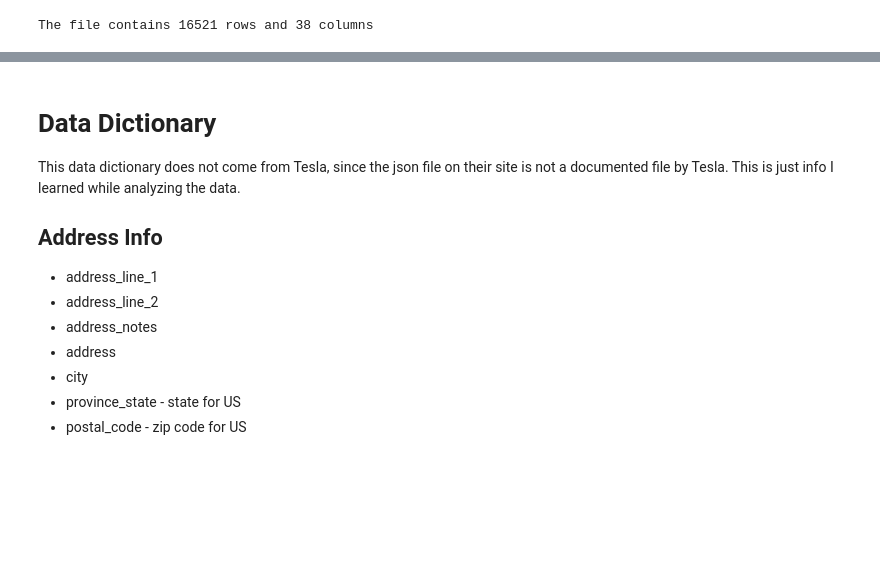
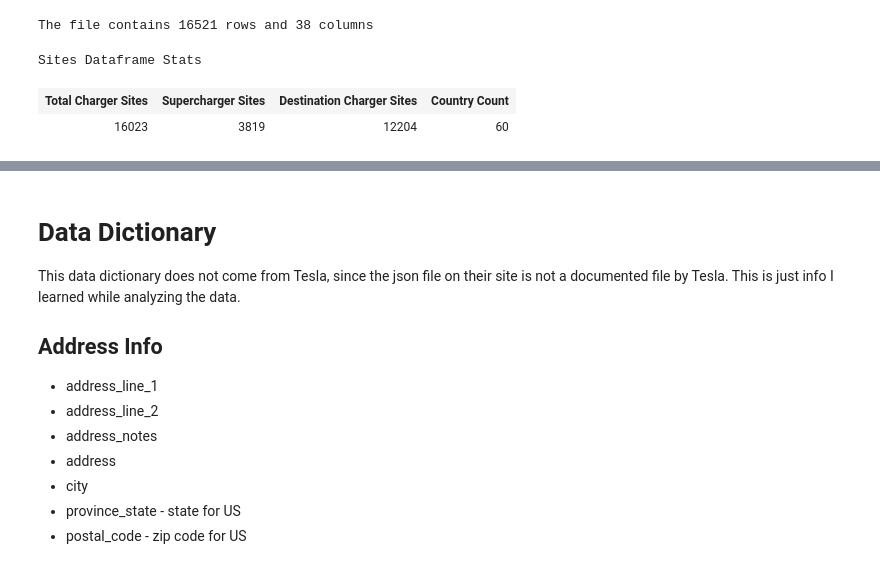
Before and after one commit to jeffkempster/code-louisville-data-science-2, a Jupyter notebook: Tesla Superchargers.ipynb, the cells around one changed output, grey strips where cells are left out. Drawn from its saved outputs; the diff is of its cells as text; code cells hidden in the pictures; blank space fills up the shorter version.

```diff
--- a/Tesla Superchargers.ipynb
+++ b/Tesla Superchargers.ipynb
@@ -75,3 +75,32 @@ print(f"The file contains {sites.shape[0]} rows and {sites.shape[1]} columns ")
 sites.to_csv('output/all-chargers.csv', index=False)
 # %% [output]
 The file contains 16521 rows and 38 columns
+# %%
+# It would be fun to produce some statistics about the original data set.
+# Number of charger sites, top ten countries, # of destination chargers vs. superchargers.
+
+
+q = "location_type.str.contains('supercharger', regex = False)"
+superchargers_count = len(sites.query(q))
+q = "location_type.str.contains('destination charger', regex = False)"
+destination_chargers_count = len(sites.query(q))
+
+total_chargers_count = superchargers_count + destination_chargers_count
+
+country_count = len(sites.country.value_counts())
+
+display(HTML(f'''
+<style>
+tr {{text-align: center}}
+tr.count td {{background-color: red; font-size: 22px; padding: 10px; border: 1px solid black; border-collapse: collapse; width: 150px;}}
+</style>
+<h2>Sites Dataframe Stats</h2>
+<table border='1'>
+    <tr><th>Total Charger Sites</th><th>Supercharger Sites</th><th>Destination Charger Sites</th><th>Country Count</th></tr>
+    <tr class=count><td class=count>{total_chargers_count}</td><td>{superchargers_count}</td><td>{destination_chargers_count}</td><td>{country_count}</td></tr>
+</table>
+'''))
+# %% [output]
+Sites Dataframe Stats
+| Total Charger Sites | Supercharger Sites | Destination Charger Sites | Country Count |
+| 16023 | 3819 | 12204 | 60 |
```
Also changed, not shown: parts of 17 cells of this notebook, 5 other files.
